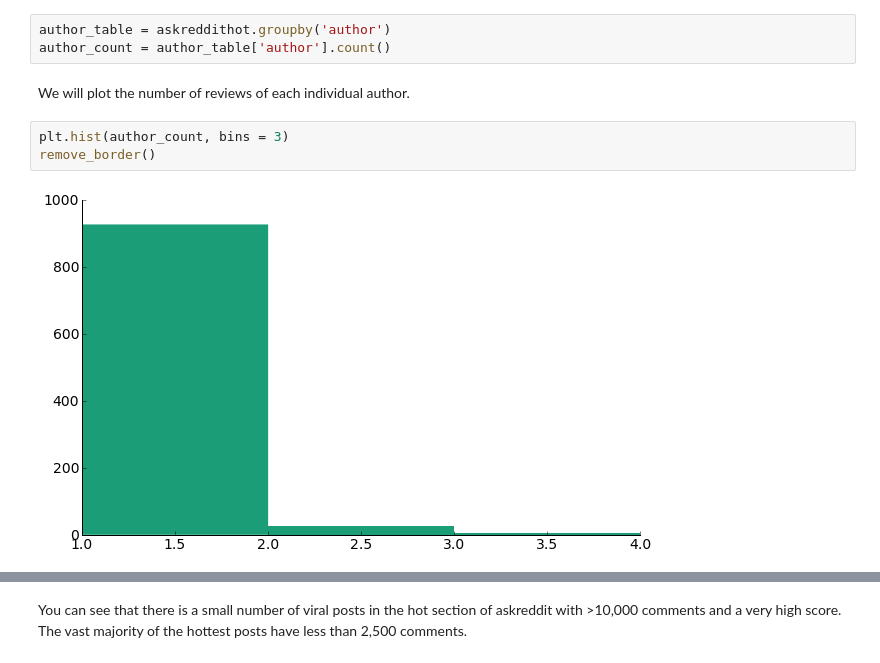
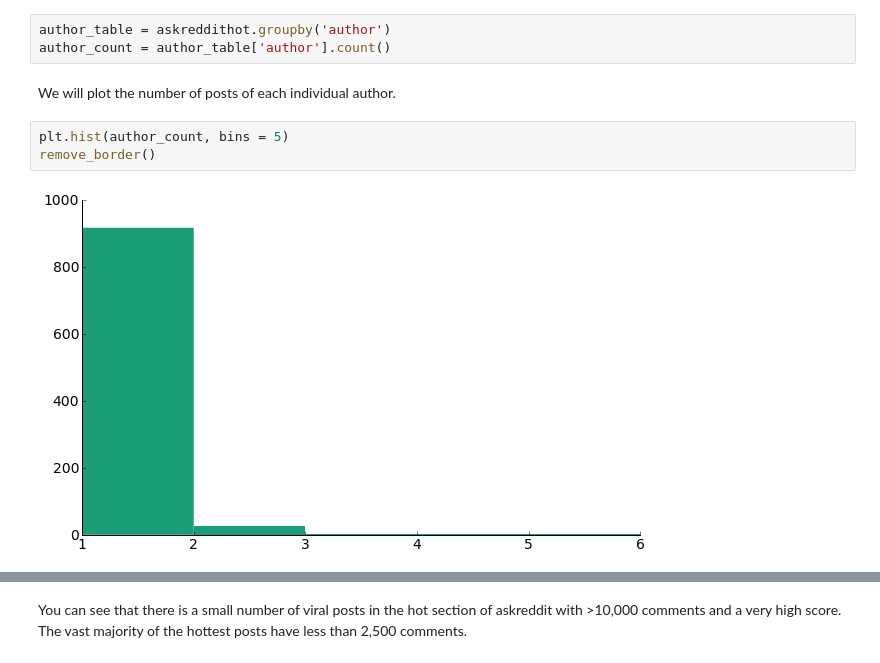
Before and after one commit to jaysayre/preddicted, a Jupyter notebook: datavisualization.ipynb, the cells around one changed output, grey strips where cells are left out. Cells and saved outputs as stored; diff of their text form.

```diff
--- a/datavisualization.ipynb
+++ b/datavisualization.ipynb
@@ -78,12 +78,12 @@ We will create grouped tables in order to explore the data
 author_table = askreddithot.groupby('author')
 author_count = author_table['author'].count()
 # %% [markdown]
-We will plot the number of reviews of each individual author.
+We will plot the number of posts of each individual author.
 # %%
-plt.hist(author_count, bins = 3)
+plt.hist(author_count, bins = 5)
 remove_border()
 # %% [output]
-[figure, old version]
+[figure, new version]
 # %%
 successful_authors = askreddithot[author_table.author.transform(lambda x: x.count() > 1).astype('bool')]
 authorset = set()
```
Also changed, not shown: parts of 8 cells of this notebook.
